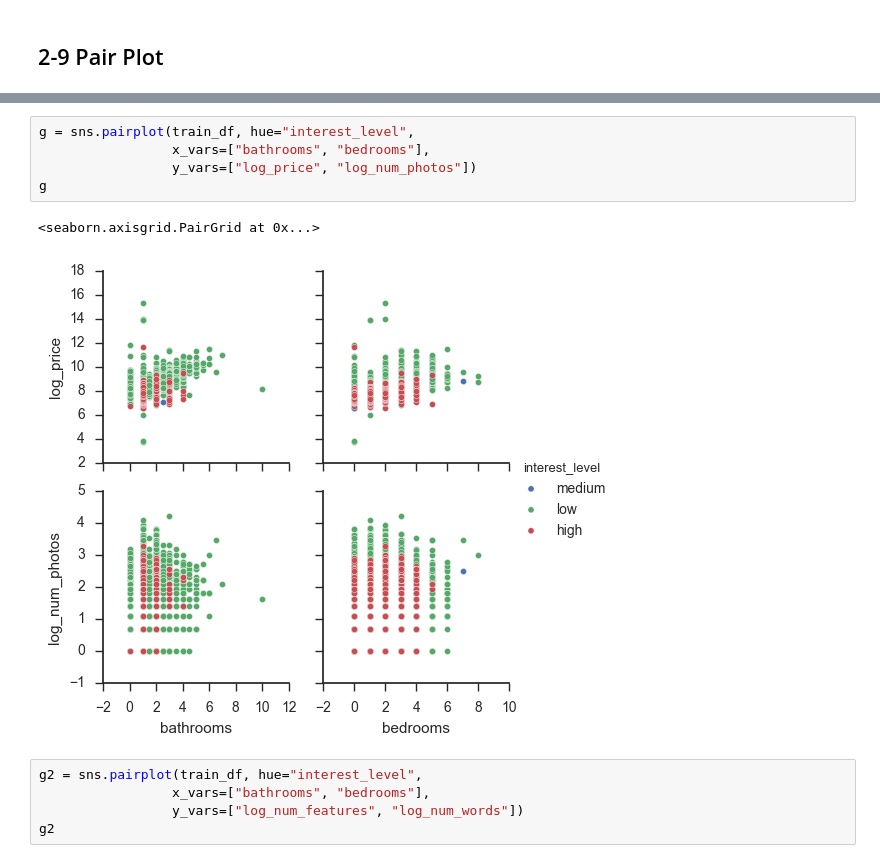
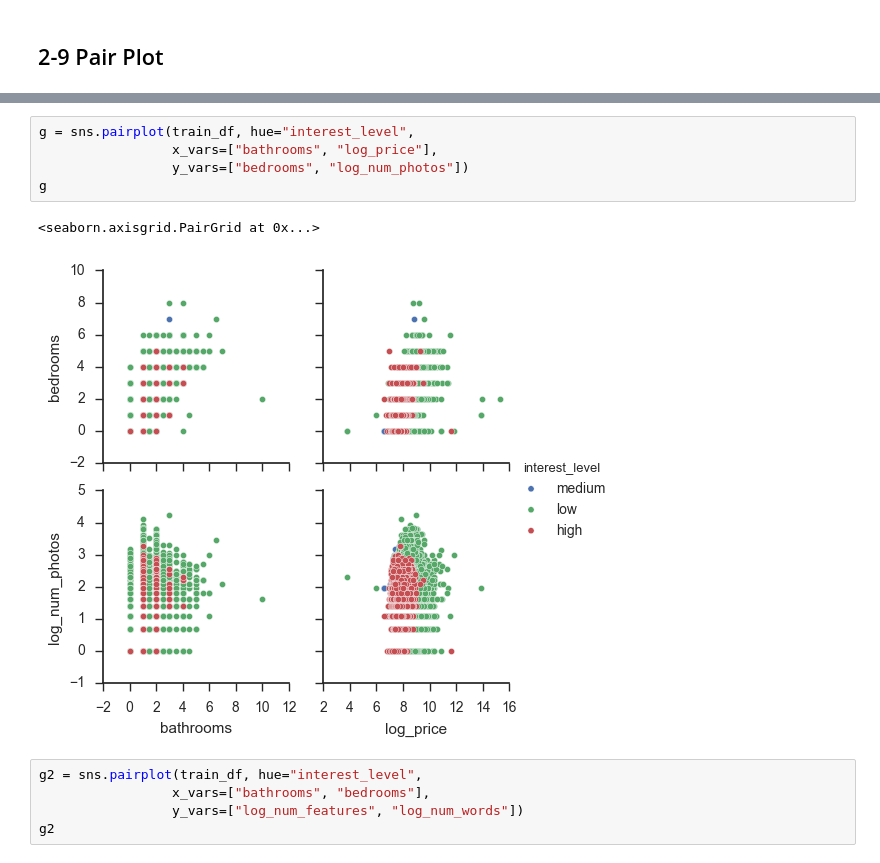
Before and after one commit to KaggleBreak/walkingkaggle, a Jupyter notebook: pycon2017_kr/pycon_korea_2017_Kaggle_tutorial.ipynb, the cells around one changed output, grey strips where cells are left out. Cells and saved outputs as stored; diff of their text form.

```diff
--- a/pycon2017_kr/pycon_korea_2017_Kaggle_tutorial.ipynb
+++ b/pycon2017_kr/pycon_korea_2017_Kaggle_tutorial.ipynb
@@ -780,11 +925,11 @@ train_df['log_num_words'] = np.log(train_df['num_words'])
 # %%
 g = sns.pairplot(train_df, hue="interest_level",
-                 x_vars=["bathrooms", "bedrooms"],
-                 y_vars=["log_price", "log_num_photos"])
+                 x_vars=["bathrooms", "log_price"],
+                 y_vars=["bedrooms", "log_num_photos"])
 g
 # %% [output]
 <seaborn.axisgrid.PairGrid at 0x...>
-[figure, old version]
+[figure, new version]
 # %%
 g2 = sns.pairplot(train_df, hue="interest_level",
                  x_vars=["bathrooms", "bedrooms"],
```
Also changed, not shown: parts of 69 cells of this notebook, 5 other files.
